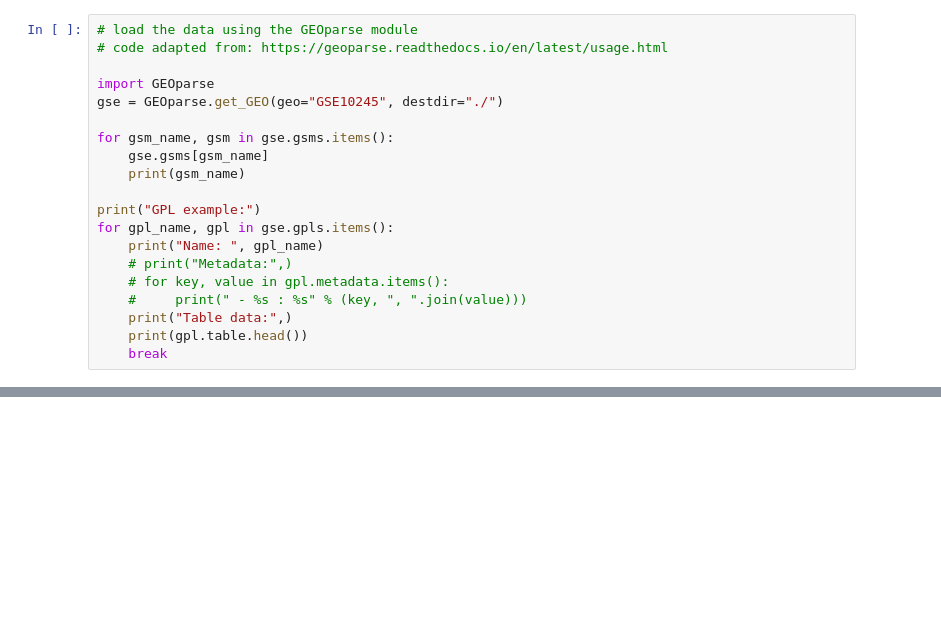
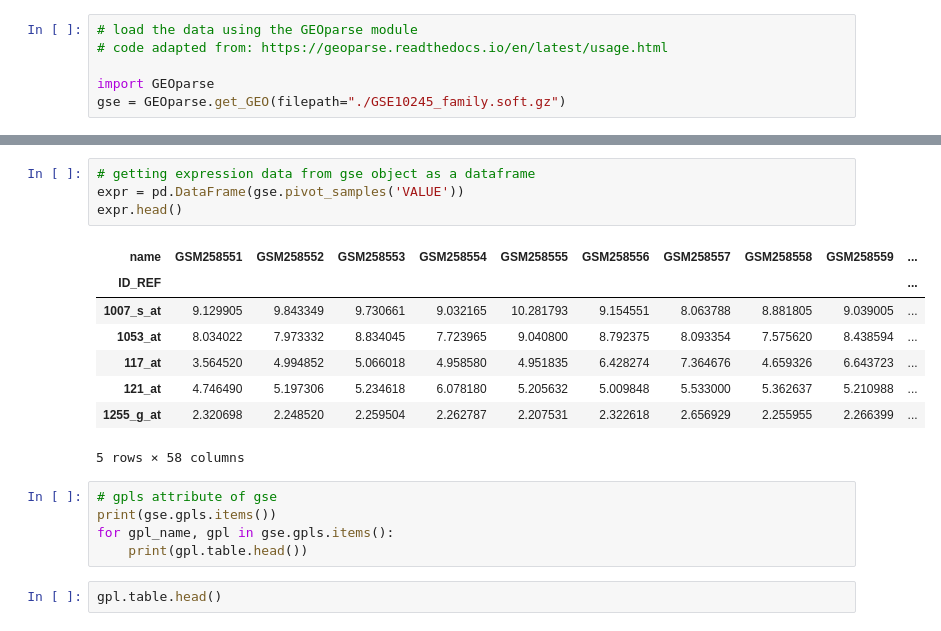
Before and after one commit to ymanasa2022/lung_cancer_subtyping, a Jupyter notebook: lung_cancer_subtyping.ipynb, the cells around one changed output, grey strips where cells are left out. Saved outputs shown, nothing was run; the diff lists cells and outputs as text; blank space fills up the shorter version.

```diff
--- a/lung_cancer_subtyping.ipynb
+++ b/lung_cancer_subtyping.ipynb
@@ -13,19 +15,5 @@ https://www.ncbi.nlm.nih.gov/geo/query/acc.cgi?acc=GSE10245
 # code adapted from: https://geoparse.readthedocs.io/en/latest/usage.html
 
 import GEOparse
-gse = GEOparse.get_GEO(geo="GSE10245", destdir="./")
-
-for gsm_name, gsm in gse.gsms.items():
-    gse.gsms[gsm_name]
-    print(gsm_name)
-
-print("GPL example:")
-for gpl_name, gpl in gse.gpls.items():
-    print("Name: ", gpl_name)
-    # print("Metadata:",)
-    # for key, value in gpl.metadata.items():
-    #     print(" - %s : %s" % (key, ", ".join(value)))
-    print("Table data:",)
-    print(gpl.table.head())
-    break
+gse = GEOparse.get_GEO(filepath="./GSE10245_family.soft.gz")
 # %% [output]
@@ -65,0 +86,20 @@ GSM258562
+# %%
+# getting expression data from gse object as a dataframe
+expr = pd.DataFrame(gse.pivot_samples('VALUE'))
+expr.head()
+# %% [output]
+| name | GSM258551 | GSM258552 | GSM258553 | GSM258554 | GSM258555 | GSM258556 | GSM258557 | GSM258558 | GSM258559 | ... |
+| ID_REF |  |  |  |  |  |  |  |  |  | ... |
+| 1007_s_at | 9.129905 | 9.843349 | 9.730661 | 9.032165 | 10.281793 | 9.154551 | 8.063788 | 8.881805 | 9.039005 | ... |
+| 1053_at | 8.034022 | 7.973332 | 8.834045 | 7.723965 | 9.040800 | 8.792375 | 8.093354 | 7.575620 | 8.438594 | ... |
+| 117_at | 3.564520 | 4.994852 | 5.066018 | 4.958580 | 4.951835 | 6.428274 | 7.364676 | 4.659326 | 6.643723 | ... |
+| 121_at | 4.746490 | 5.197306 | 5.234618 | 6.078180 | 5.205632 | 5.009848 | 5.533000 | 5.362637 | 5.210988 | ... |
+| 1255_g_at | 2.320698 | 2.248520 | 2.259504 | 2.262787 | 2.207531 | 2.322618 | 2.656929 | 2.255955 | 2.266399 | ... |
+5 rows × 58 columns
+# %%
+# gpls attribute of gse
+print(gse.gpls.items())
+for gpl_name, gpl in gse.gpls.items():
+    print(gpl.table.head())
+# %%
+gpl.table.head()
```
Also changed, not shown: parts of 16 cells of this notebook, 1 other file.
